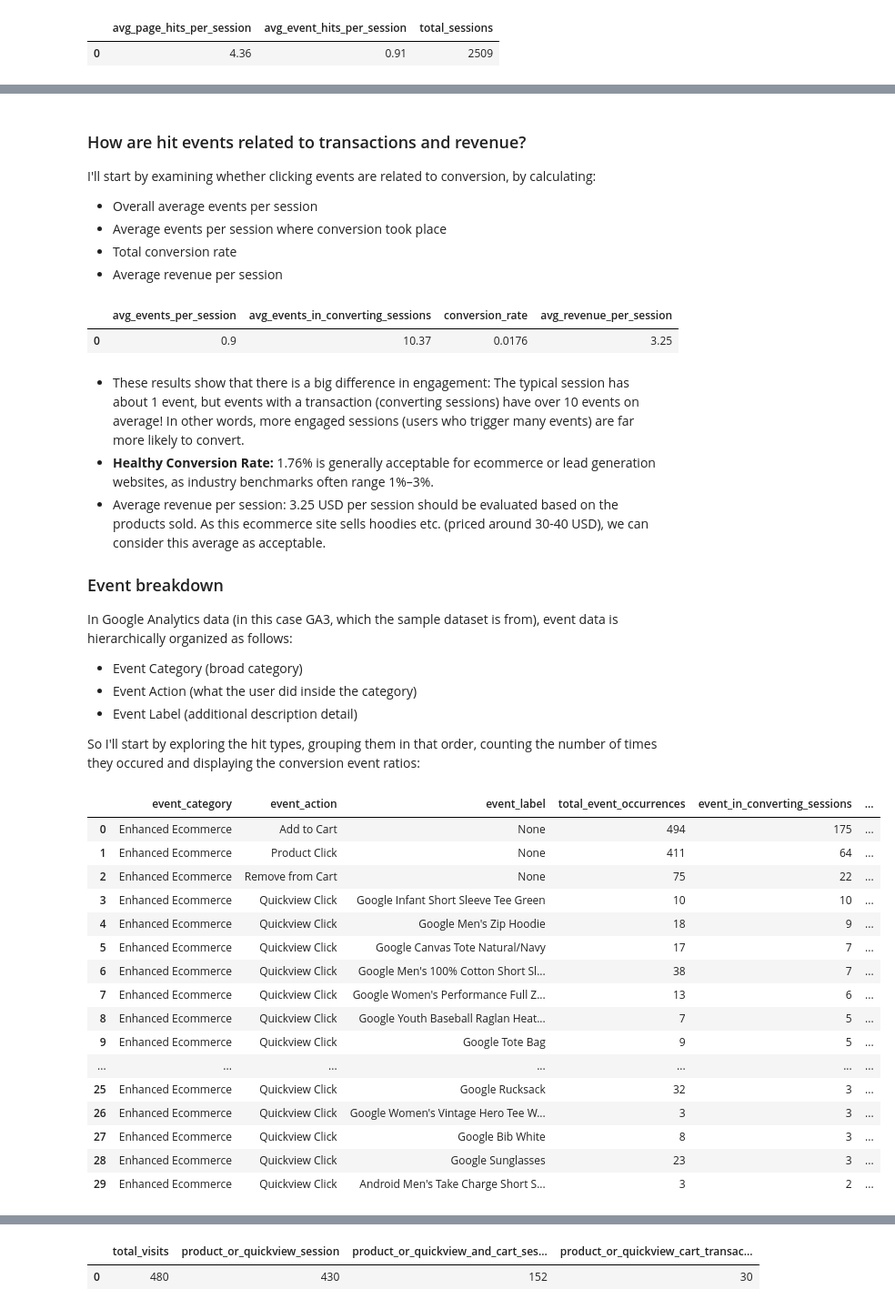
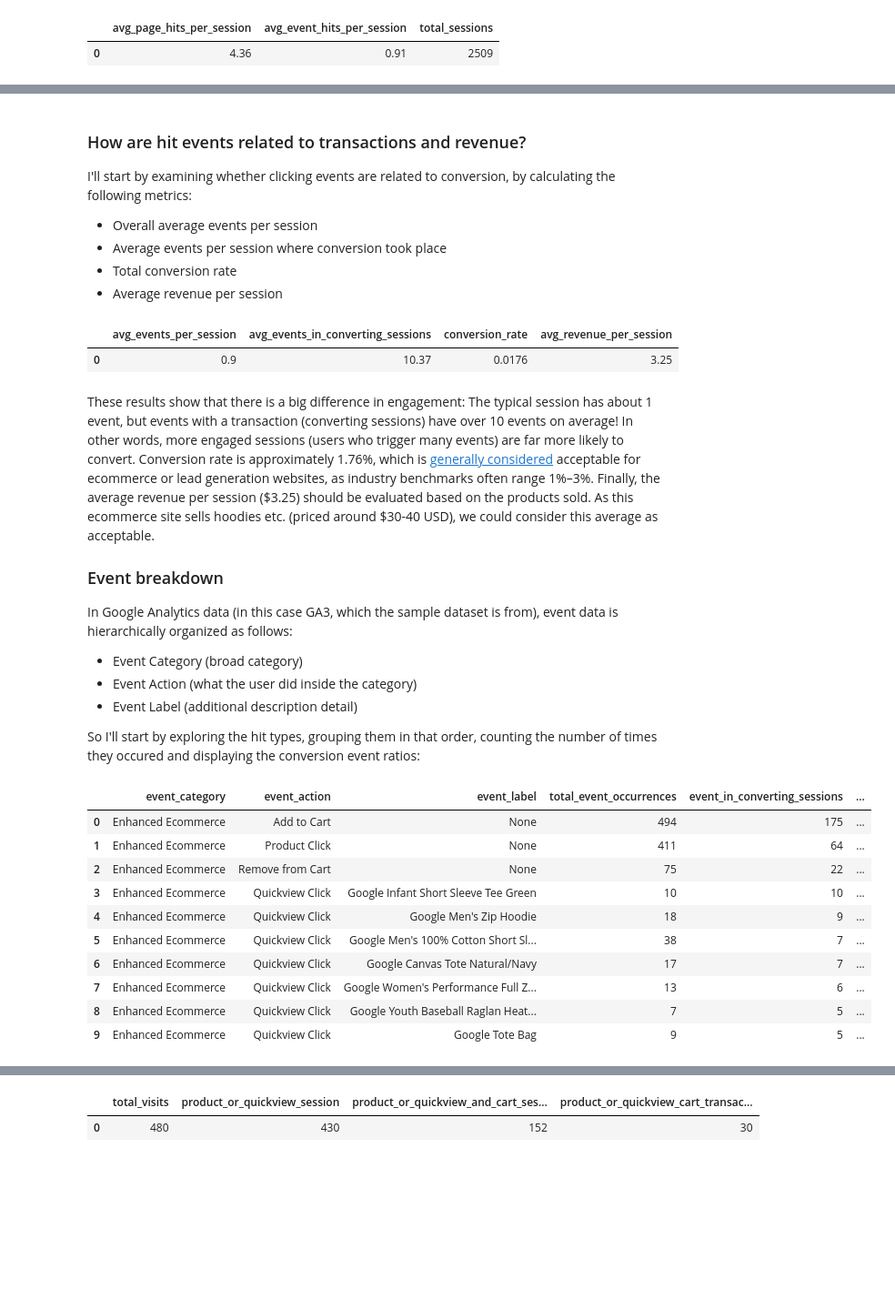
Before and after one commit to akprodromou/Google-Analytics-User-Analysis, a Jupyter notebook: notebooks/google_analytics_project.ipynb, the cells around one changed output, grey strips where cells are left out. Shown at 91% size. Saved outputs shown, nothing was run; the diff lists cells and outputs as text; code cells hidden in the pictures; blank space fills up the shorter version.

```diff
--- a/notebooks/google_analytics_project.ipynb
+++ b/notebooks/google_analytics_project.ipynb
@@ -752,7 +776,7 @@ From these results we conclude that:
 # %% [markdown]
 ### How are hit events related to transactions and revenue?
 
-I'll start by examining whether clicking events are related to conversion, by calculating:
+I'll start by examining whether clicking events are related to conversion, by calculating the following metrics:
 - Overall average events per session
 - Average events per session where conversion took place
 - Total conversion rate
@@ -783,9 +807,7 @@ FROM
 |  | avg_events_per_session | avg_events_in_converting_sessions | conversion_rate | avg_revenue_per_session |
 | 0 | 0.9 | 10.37 | 0.0176 | 3.25 |
 # %% [markdown]
-- These results show that there is a big difference in engagement: The typical session has about 1 event, but events with a transaction (converting sessions) have over 10 events on average! In other words, more engaged sessions (users who trigger many events) are far more likely to convert.
-- **Healthy Conversion Rate:** 1.76% is generally acceptable for ecommerce or lead generation websites, as industry benchmarks often range 1%–3%.
-- Average revenue per session: 3.25 USD per session should be evaluated based on the products sold. As this ecommerce site sells hoodies etc. (priced around 30-40 USD), we can consider this average as acceptable.
+These results show that there is a big difference in engagement: The typical session has about 1 event, but events with a transaction (converting sessions) have over 10 events on average! In other words, more engaged sessions (users who trigger many events) are far more likely to convert. Conversion rate is approximately 1.76%, which is [generally considered](https://business.adobe.com/blog/basics/ecommerce-conversion-rate-benchmarks) acceptable for ecommerce or lead generation websites, as industry benchmarks often range 1%–3%. Finally, the average revenue per session (\$3.25) should be evaluated based on the products sold. As this ecommerce site sells hoodies etc. (priced around \$30-40 USD), we could consider this average as acceptable.
 
 ### Event breakdown
 
@@ -806,43 +828,37 @@ WITH event_data AS (
         IFNULL(totals.transactions, 0) AS transactions
     FROM
         `bigquery-public-data.google_analytics_sample.ga_sessions_20170801`,
         UNNEST(hits) AS h
     WHERE
         h.type = 'EVENT'
 )
 
 SELECT
     event_category,
     event_action,
     event_label,
     COUNT(*) AS total_event_occurrences,
     -- Mark the sessions that had transactions
     SUM(CASE WHEN transactions > 0 THEN 1 ELSE 0 END) AS event_in_converting_sessions,
     -- Give the ratio of the events that had transactions to the total event occurences
     ROUND(SAFE_DIVIDE(SUM(CASE WHEN transactions > 0 THEN 1 ELSE 0 END), COUNT(*)) * 100, 1) AS conversion_event_ratio
 FROM
     event_data
 GROUP BY
     event_category, event_action, event_label
 ORDER BY
     event_in_converting_sessions DESC
-LIMIT 30;
+LIMIT 10;
 # %% [output]
 |  | event_category | event_action | event_label | total_event_occurrences | event_in_converting_sessions | ... |
 | 0 | Enhanced Ecommerce | Add to Cart | None | 494 | 175 | ... |
 | 1 | Enhanced Ecommerce | Product Click | None | 411 | 64 | ... |
 | 2 | Enhanced Ecommerce | Remove from Cart | None | 75 | 22 | ... |
 | 3 | Enhanced Ecommerce | Quickview Click | Google Infant Short Sleeve Tee Green | 10 | 10 | ... |
 | 4 | Enhanced Ecommerce | Quickview Click | Google Men's Zip Hoodie | 18 | 9 | ... |
-| 5 | Enhanced Ecommerce | Quickview Click | Google Canvas Tote Natural/Navy | 17 | 7 | ... |
-| 6 | Enhanced Ecommerce | Quickview Click | Google Men's 100% Cotton Short Sl... | 38 | 7 | ... |
+| 5 | Enhanced Ecommerce | Quickview Click | Google Men's 100% Cotton Short Sl... | 38 | 7 | ... |
+| 6 | Enhanced Ecommerce | Quickview Click | Google Canvas Tote Natural/Navy | 17 | 7 | ... |
 | 7 | Enhanced Ecommerce | Quickview Click | Google Women's Performance Full Z... | 13 | 6 | ... |
 | 8 | Enhanced Ecommerce | Quickview Click | Google Youth Baseball Raglan Heat... | 7 | 5 | ... |
 | 9 | Enhanced Ecommerce | Quickview Click | Google Tote Bag | 9 | 5 | ... |
-| ... | ... | ... | ... | ... | ... | ... |
-| 25 | Enhanced Ecommerce | Quickview Click | Google Rucksack | 32 | 3 | ... |
-| 26 | Enhanced Ecommerce | Quickview Click | Google Women's Vintage Hero Tee W... | 3 | 3 | ... |
-| 27 | Enhanced Ecommerce | Quickview Click | Google Bib White | 8 | 3 | ... |
-| 28 | Enhanced Ecommerce | Quickview Click | Google Sunglasses | 23 | 3 | ... |
-| 29 | Enhanced Ecommerce | Quickview Click | Android Men's Take Charge Short S... | 3 | 2 | ... |
 # %% [markdown]
```
Also changed, not shown: parts of 46 cells of this notebook.
